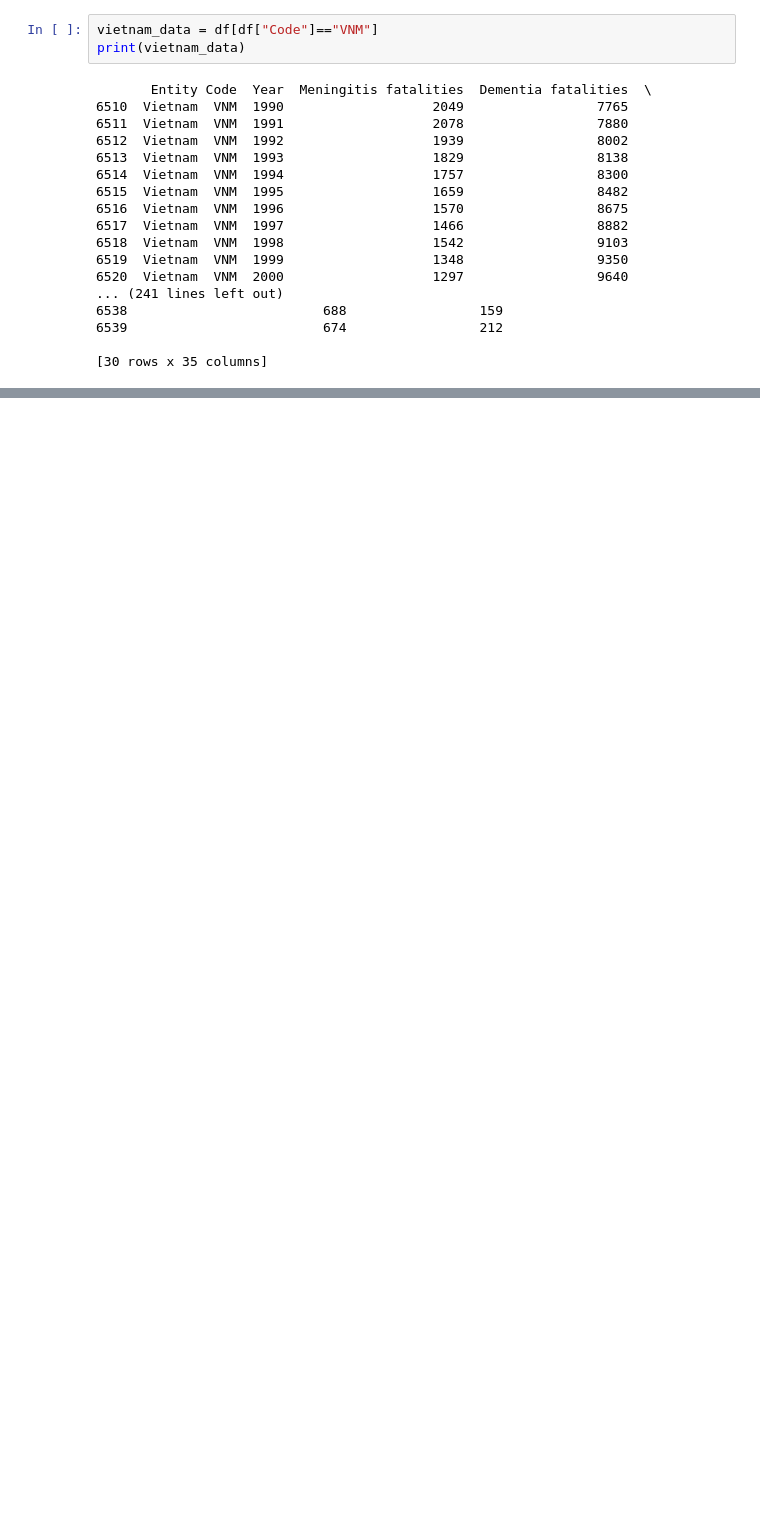
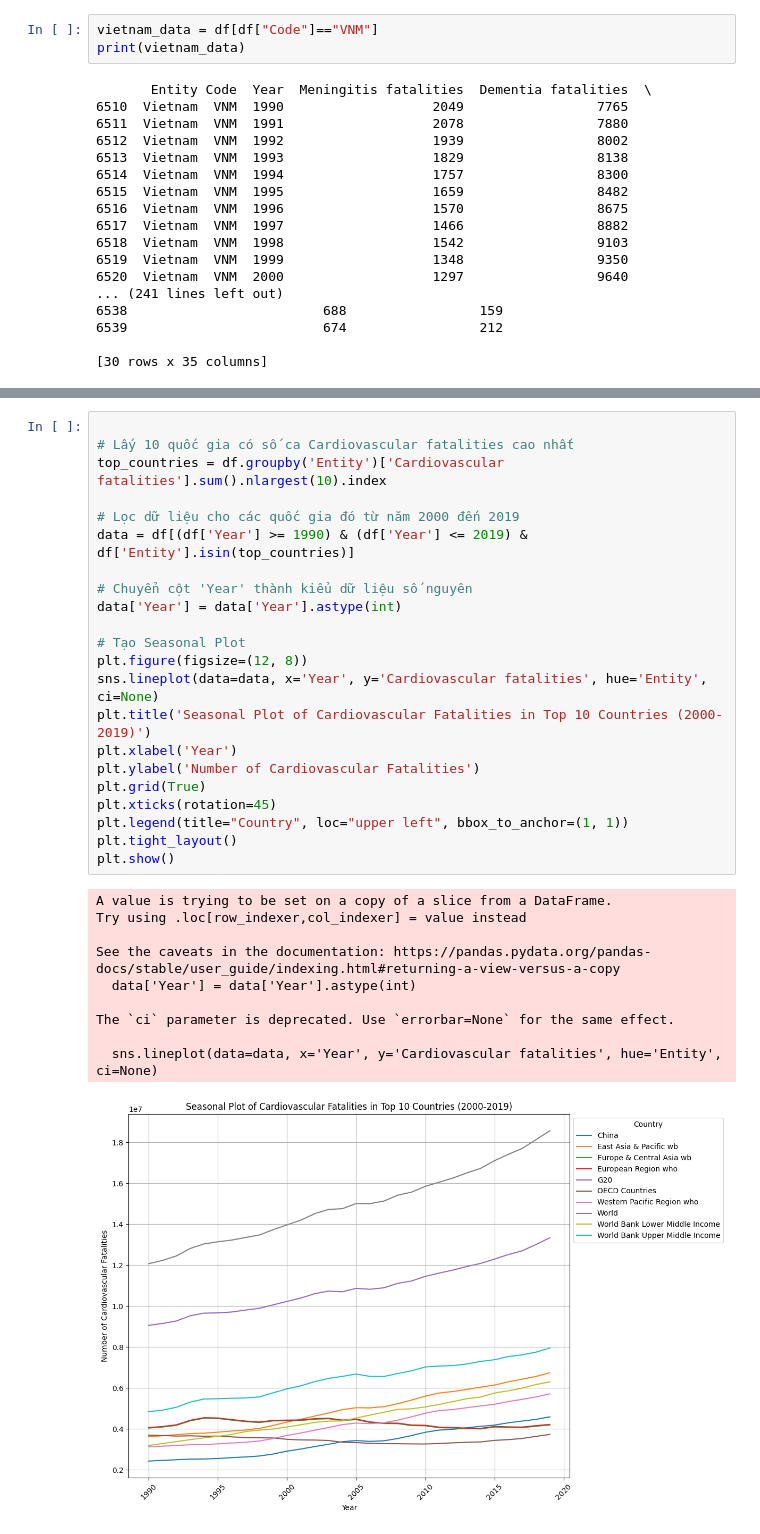
Before and after one commit to hoangvu1806/Analyze-annual-death-data, a Jupyter notebook: analysis.ipynb, the cells around one changed output, grey strips where cells are left out. Cells and saved outputs as stored; diff of their text form; blank space fills up the shorter version.

```diff
--- a/analysis.ipynb
+++ b/analysis.ipynb
@@ -117,0 +180,33 @@ plt.show()
+# %%
+
+# Lấy 10 quốc gia có số ca Cardiovascular fatalities cao nhất
+top_countries = df.groupby('Entity')['Cardiovascular fatalities'].sum().nlargest(10).index
+
+# Lọc dữ liệu cho các quốc gia đó từ năm 2000 đến 2019
+data = df[(df['Year'] >= 1990) & (df['Year'] <= 2019) & df['Entity'].isin(top_countries)]
+
+# Chuyển cột 'Year' thành kiểu dữ liệu số nguyên
+data['Year'] = data['Year'].astype(int)
+
+# Tạo Seasonal Plot
+plt.figure(figsize=(12, 8))
+sns.lineplot(data=data, x='Year', y='Cardiovascular fatalities', hue='Entity', ci=None)
+plt.title('Seasonal Plot of Cardiovascular Fatalities in Top 10 Countries (2000-2019)')
+plt.xlabel('Year')
+plt.ylabel('Number of Cardiovascular Fatalities')
+plt.grid(True)
+plt.xticks(rotation=45)
+plt.legend(title="Country", loc="upper left", bbox_to_anchor=(1, 1))
+plt.tight_layout()
+plt.show()
+# %% [output]
+A value is trying to be set on a copy of a slice from a DataFrame.
+Try using .loc[row_indexer,col_indexer] = value instead
+
+See the caveats in the documentation: https://pandas.pydata.org/pandas-docs/stable/user_guide/indexing.html#returning-a-view-versus-a-copy
+  data['Year'] = data['Year'].astype(int)
+
+The `ci` parameter is deprecated. Use `errorbar=None` for the same effect.
+
+  sns.lineplot(data=data, x='Year', y='Cardiovascular fatalities', hue='Entity', ci=None)
+[figure, added]
```
Also changed, not shown: parts of 8 cells of this notebook.
